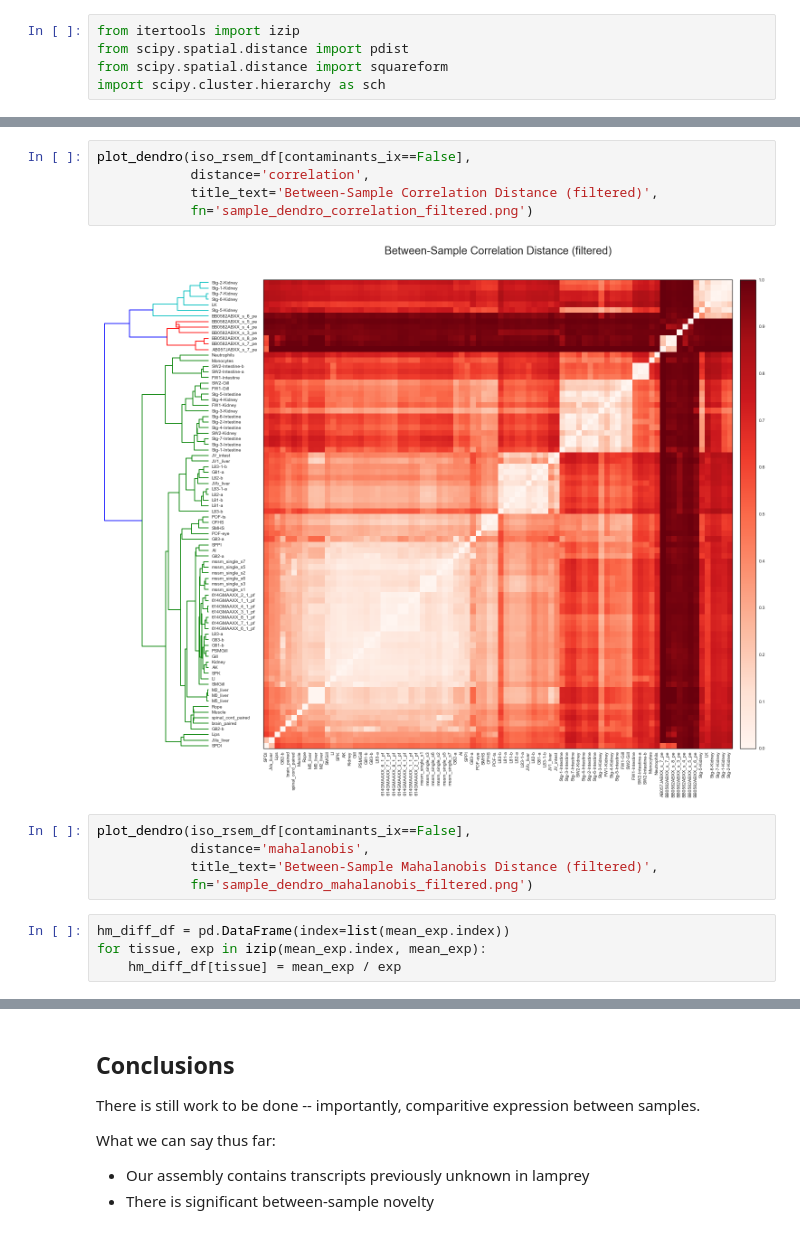
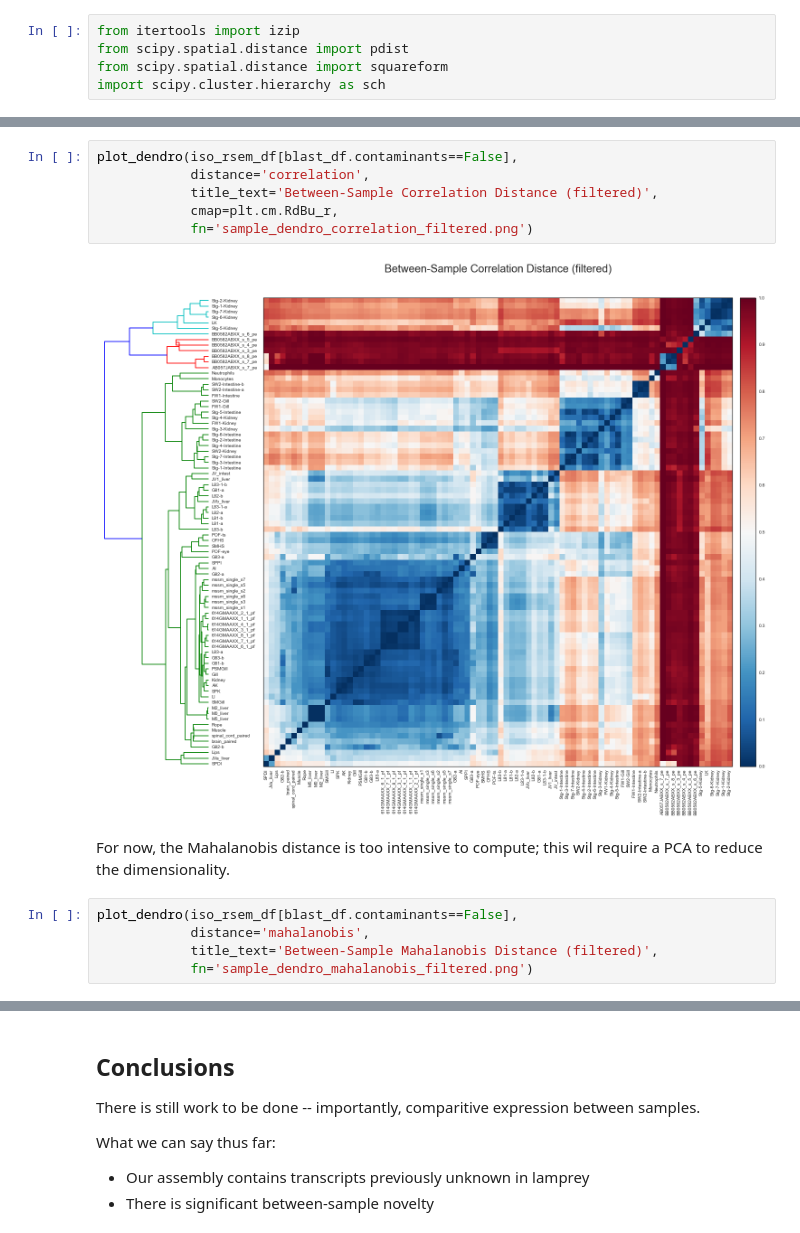
Before and after one commit to dib-lab/2013-lamprey, a Jupyter notebook: pub/tale_of_two_transcriptomes.ipynb, the cells around one changed output, grey strips where cells are left out. Drawn from its saved outputs; the diff is of its cells as text.

```diff
--- a/pub/tale_of_two_transcriptomes.ipynb
+++ b/pub/tale_of_two_transcriptomes.ipynb
@@ -720,16 +730,15 @@ plot_dendro(iso_support_df[contaminants_ix==False], title_text='Between-Sample H
 # %%
-plot_dendro(iso_rsem_df[contaminants_ix==False],
+plot_dendro(iso_rsem_df[blast_df.contaminants==False],
             distance='correlation',
             title_text='Between-Sample Correlation Distance (filtered)',
+            cmap=plt.cm.RdBu_r,
             fn='sample_dendro_correlation_filtered.png')
 # %% [output]
-[figure, old version]
+[figure, new version]
+# %% [markdown]
+For now, the Mahalanobis distance is too intensive to compute; this wil require a PCA to reduce the dimensionality.
 # %%
-plot_dendro(iso_rsem_df[contaminants_ix==False],
+plot_dendro(iso_rsem_df[blast_df.contaminants==False],
             distance='mahalanobis',
             title_text='Between-Sample Mahalanobis Distance (filtered)',
             fn='sample_dendro_mahalanobis_filtered.png')
-# %%
-hm_diff_df = pd.DataFrame(index=list(mean_exp.index))
-for tissue, exp in izip(mean_exp.index, mean_exp):
-    hm_diff_df[tissue] = mean_exp / exp
```
Also changed, not shown: parts of 5 cells of this notebook.
